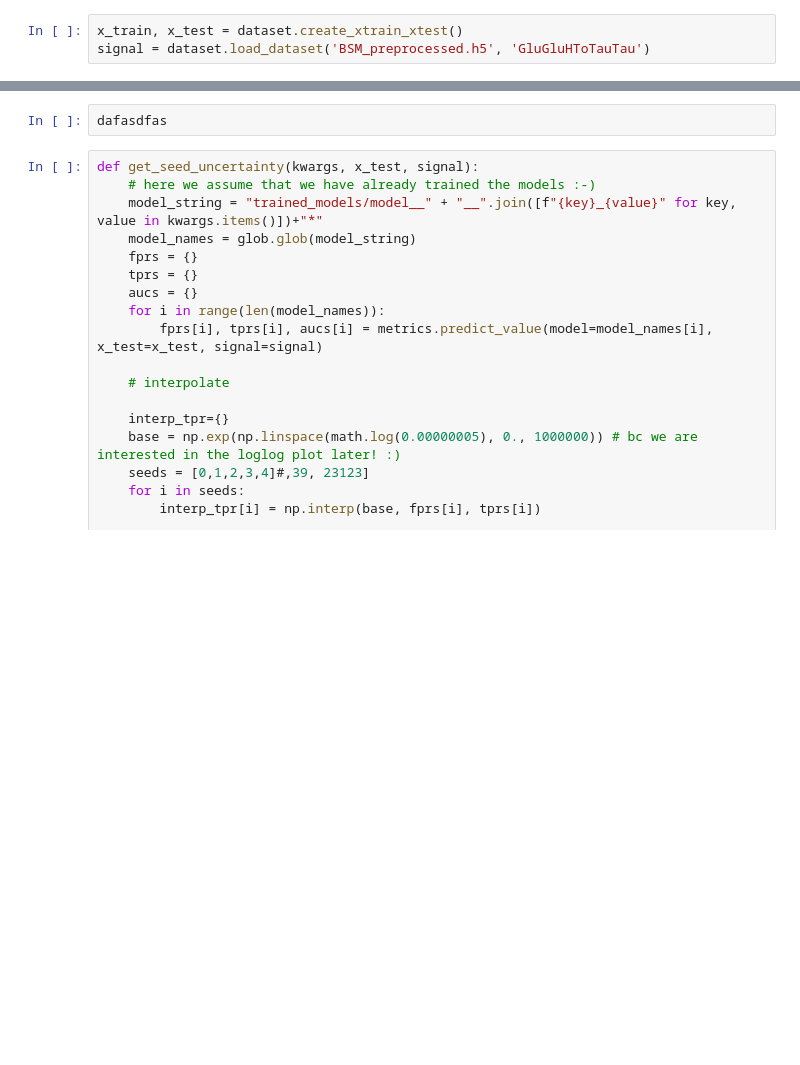
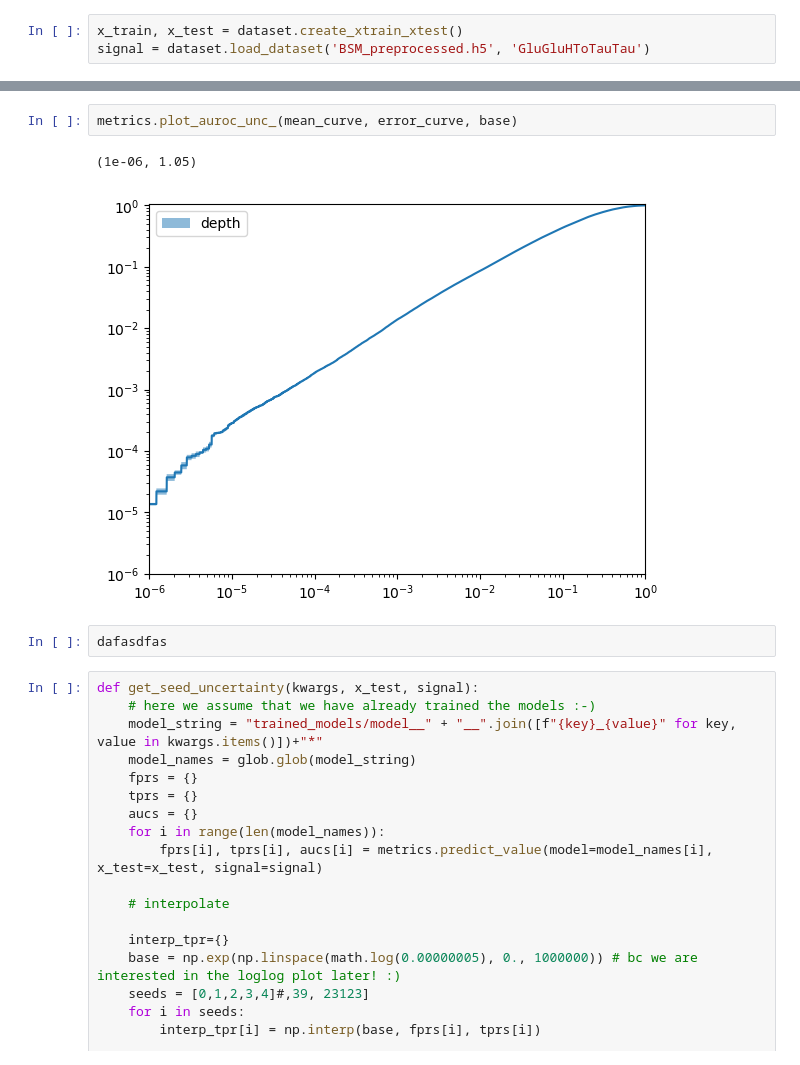
Before and after one commit to jprendi/thesis, a Jupyter notebook: playground.ipynb, the cells around one changed output, grey strips where cells are left out. Saved outputs shown, nothing was run; the diff lists cells and outputs as text; blank space fills up the shorter version.

```diff
--- a/playground.ipynb
+++ b/playground.ipynb
@@ -13,3 +70,8 @@ kwargs = {'ndim': 1, 'ntrees': 100, 'scoring_metric': 'depth'}
+# %%
+metrics.plot_auroc_unc_(mean_curve, error_curve, base)
+# %% [output]
+(1e-06, 1.05)
+[figure, added]
 # %%
 dafasdfas
 # %%
```
Also changed, not shown: parts of 7 cells of this notebook, 3 other files.
